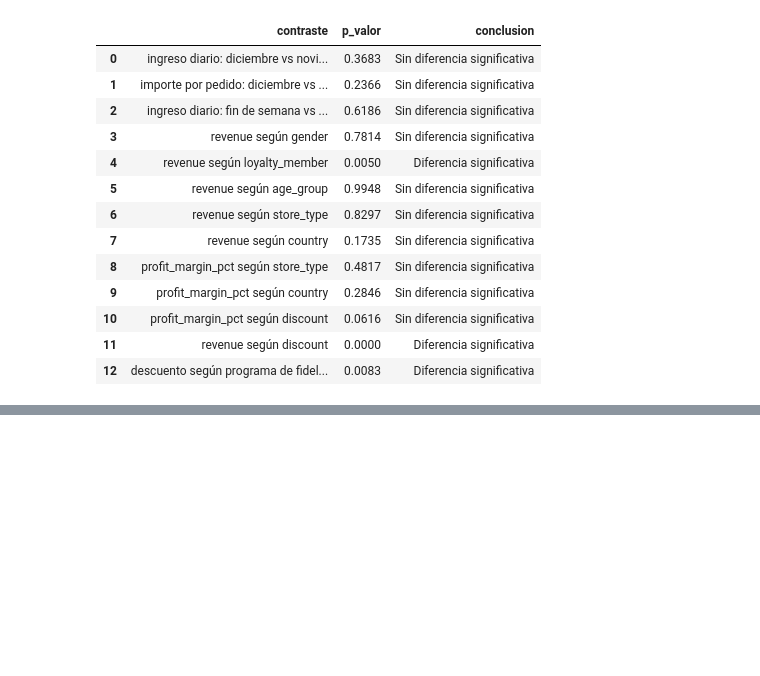
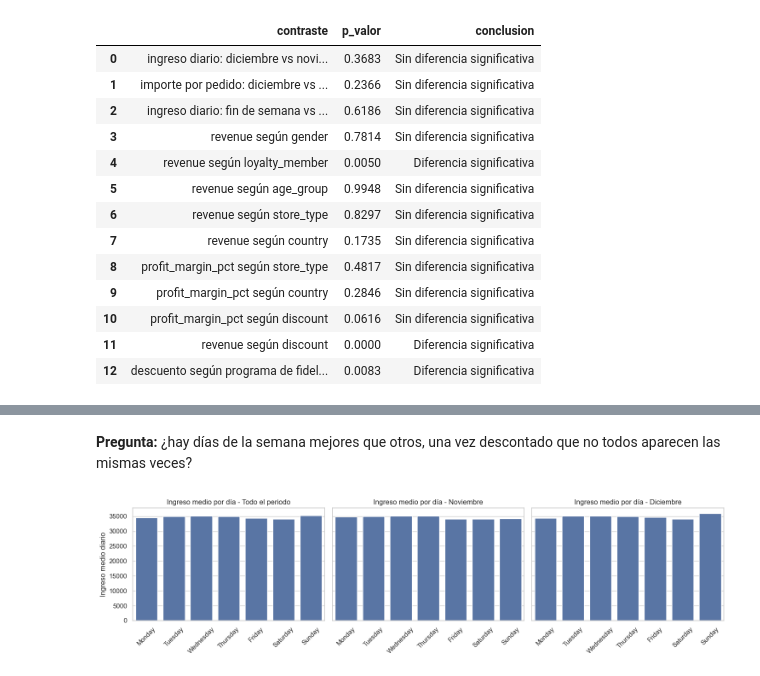
Before and after one commit to SofiaConsoli/Proyecto_Final_Data_and_Analytics, a Jupyter notebook: notebooks/proyecto_final_EDA_python.ipynb, the cells around one changed output, grey strips where cells are left out. Saved outputs shown, nothing was run; the diff lists cells and outputs as text; code cells hidden in the pictures; blank space fills up the shorter version.

```diff
--- a/notebooks/proyecto_final_EDA_python.ipynb
+++ b/notebooks/proyecto_final_EDA_python.ipynb
@@ -1334,0 +1397,24 @@ display(tabla_resumen)
+# %% [markdown]
+**Pregunta:** ¿hay días de la semana mejores que otros, una vez descontado que no todos aparecen las mismas veces?
+# %%
+periodos = [
+    ("Todo el periodo", ingreso_diario),
+    ("Noviembre", ingreso_diario[ingreso_diario["month"] == "November"]),
+    ("Diciembre", ingreso_diario[ingreso_diario["month"] == "December"])
+]
+
+fig, axes = plt.subplots(1, 3, figsize=(15, 4), sharey=True)
+
+for ax, (titulo, datos) in zip(axes, periodos):
+    medias = datos.groupby("day_of_week")["revenue"].mean().reindex(orden_dias)
+    sns.barplot(x=medias.index, y=medias.values, ax=ax)
+    ax.set_title(f"Ingreso medio por día - {titulo}")
+    ax.set_xlabel("")
+    ax.tick_params(axis="x", rotation=45)
+
+axes[0].set_ylabel("Ingreso medio diario")
+plt.tight_layout()
+guardar_grafico("10_1_ingreso_medio_dia_semana")
+plt.show()
+# %% [output]
+[figure, added]
```
Also changed, not shown: parts of 38 cells of this notebook, 8 other files.
